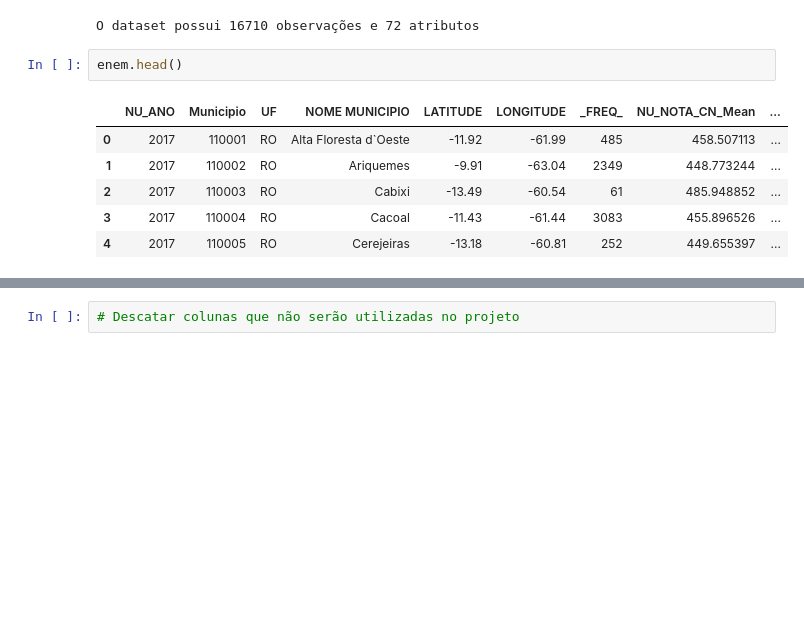
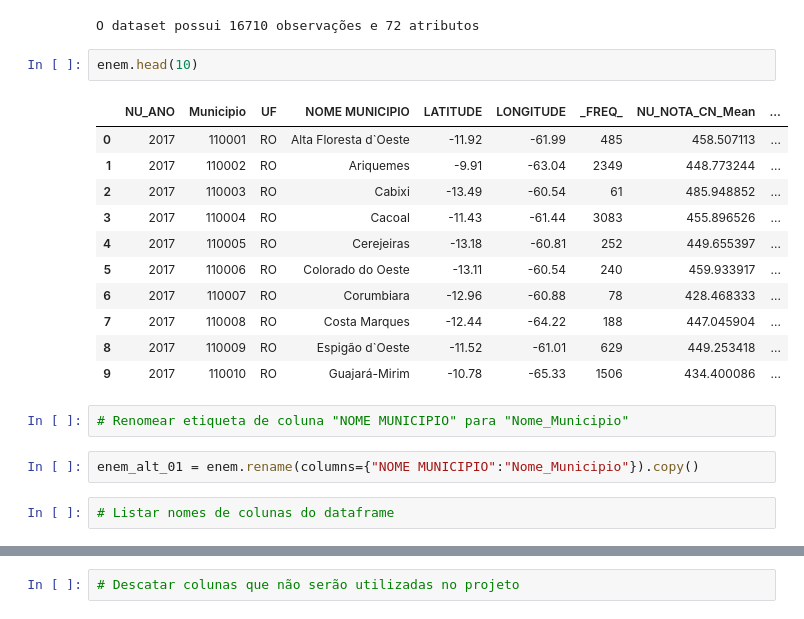
Before and after one commit to leandrorodor/PGR-IESB-P9039-CDNA-20203, a Jupyter notebook: lab05.ipynb, the cells around one changed output, grey strips where cells are left out. Saved outputs shown, nothing was run; the diff lists cells and outputs as text; blank space fills up the shorter version.

```diff
--- a/lab05.ipynb
+++ b/lab05.ipynb
@@ -35,11 +39,22 @@ print("O dataset possui",enem.shape[0], "observações e", enem.shape[1], "atrib
 # %% [output]
 O dataset possui 16710 observações e 72 atributos
 # %%
-enem.head()
+enem.head(10)
 # %% [output]
 |  | NU_ANO | Municipio | UF | NOME MUNICIPIO | LATITUDE | LONGITUDE | _FREQ_ | NU_NOTA_CN_Mean | ... |
 | 0 | 2017 | 110001 | RO | Alta Floresta d`Oeste | -11.92 | -61.99 | 485 | 458.507113 | ... |
 | 1 | 2017 | 110002 | RO | Ariquemes | -9.91 | -63.04 | 2349 | 448.773244 | ... |
 | 2 | 2017 | 110003 | RO | Cabixi | -13.49 | -60.54 | 61 | 485.948852 | ... |
 | 3 | 2017 | 110004 | RO | Cacoal | -11.43 | -61.44 | 3083 | 455.896526 | ... |
 | 4 | 2017 | 110005 | RO | Cerejeiras | -13.18 | -60.81 | 252 | 449.655397 | ... |
+| 5 | 2017 | 110006 | RO | Colorado do Oeste | -13.11 | -60.54 | 240 | 459.933917 | ... |
+| 6 | 2017 | 110007 | RO | Corumbiara | -12.96 | -60.88 | 78 | 428.468333 | ... |
+| 7 | 2017 | 110008 | RO | Costa Marques | -12.44 | -64.22 | 188 | 447.045904 | ... |
+| 8 | 2017 | 110009 | RO | Espigão d`Oeste | -11.52 | -61.01 | 629 | 449.253418 | ... |
+| 9 | 2017 | 110010 | RO | Guajará-Mirim | -10.78 | -65.33 | 1506 | 434.400086 | ... |
+# %%
+# Renomear etiqueta de coluna "NOME MUNICIPIO" para "Nome_Municipio"
+# %%
+enem_alt_01 = enem.rename(columns={"NOME MUNICIPIO":"Nome_Municipio"}).copy()
+# %%
+# Listar nomes de colunas do dataframe
```
Also changed, not shown: parts of 12 cells of this notebook.
